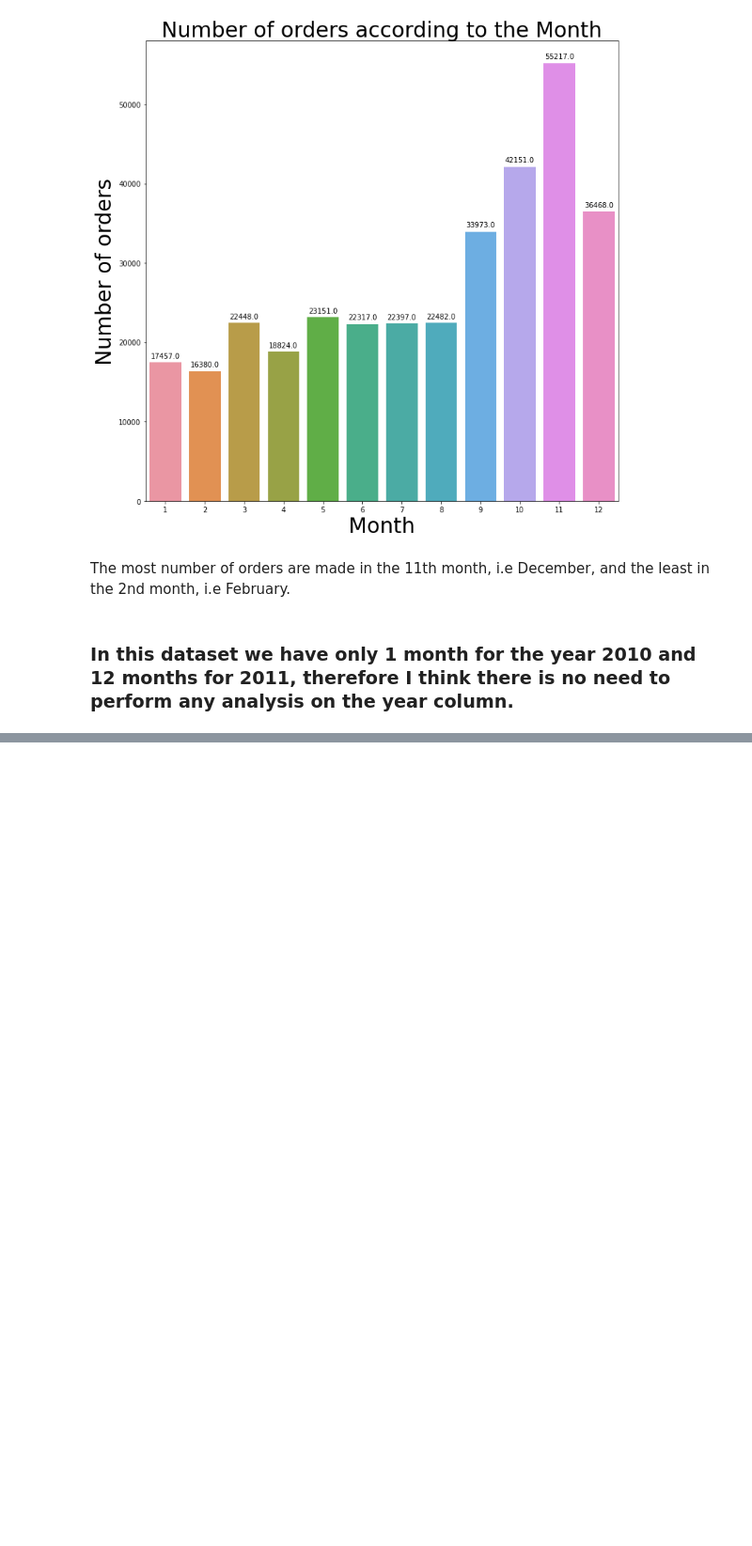
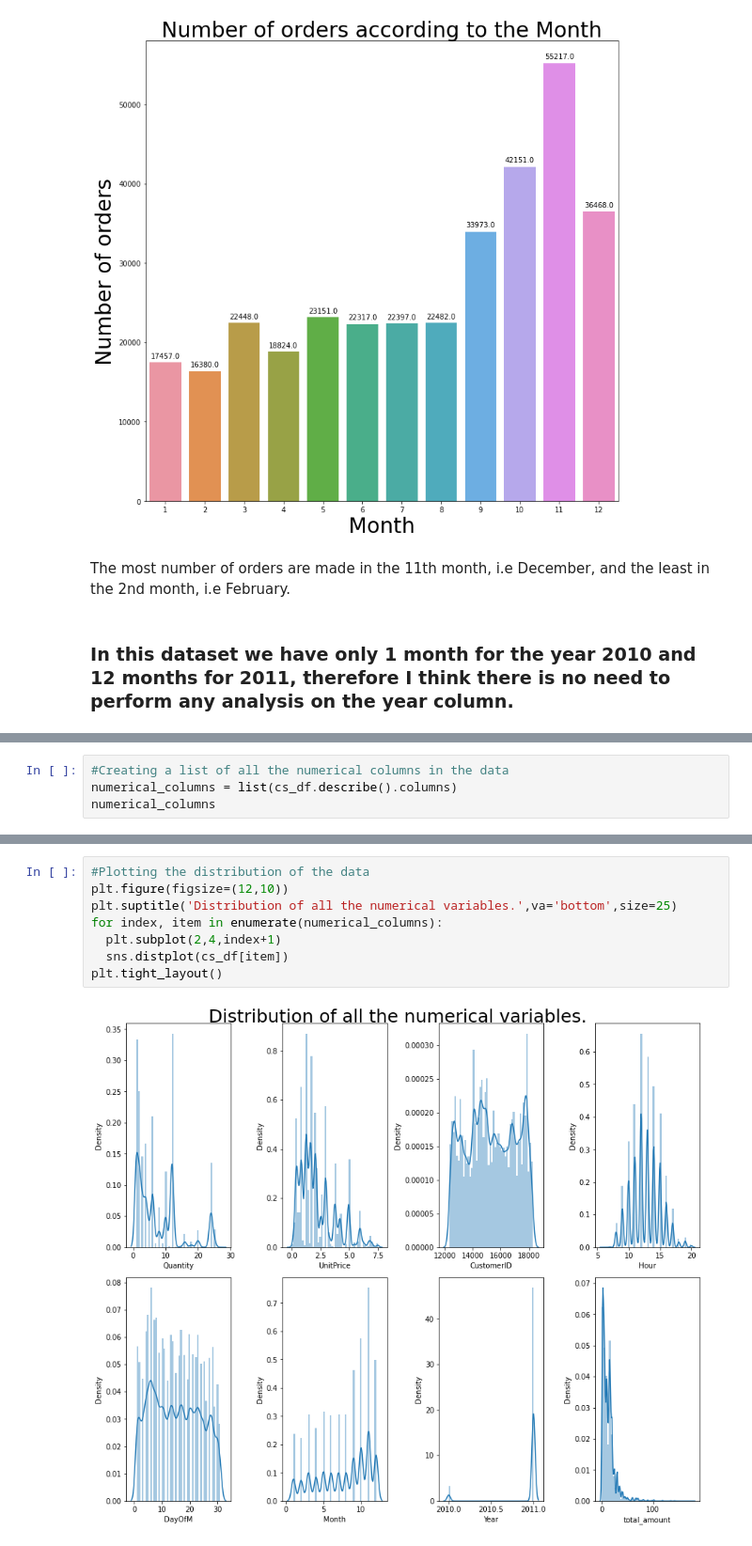
Before and after one commit to Syed-Adnan-S/Online-Retail-Customer-Segmentation, a Jupyter notebook: Online_Retail_Customer_Segmentation_Capstone_Project.ipynb, the cells around one changed output, grey strips where cells are left out. Shown at 94% size. Saved outputs shown, nothing was run; the diff lists cells and outputs as text; blank space fills up the shorter version.

```diff
--- a/Online_Retail_Customer_Segmentation_Capstone_Project.ipynb
+++ b/Online_Retail_Customer_Segmentation_Capstone_Project.ipynb
@@ -514,0 +511,4 @@ The most number of orders are made in the 11th month, i.e December, and the leas
+# %%
+#Creating a list of all the numerical columns in the data
+numerical_columns = list(cs_df.describe().columns)
+numerical_columns
@@ -514,0 +524,10 @@ The most number of orders are made in the 11th month, i.e December, and the leas
+# %%
+#Plotting the distribution of the data
+plt.figure(figsize=(12,10))
+plt.suptitle('Distribution of all the numerical variables.',va='bottom',size=25)
+for index, item in enumerate(numerical_columns):
+  plt.subplot(2,4,index+1)
+  sns.distplot(cs_df[item])
+plt.tight_layout()
+# %% [output]
+[figure, added]
```
Also changed, not shown: parts of 38 cells of this notebook.
